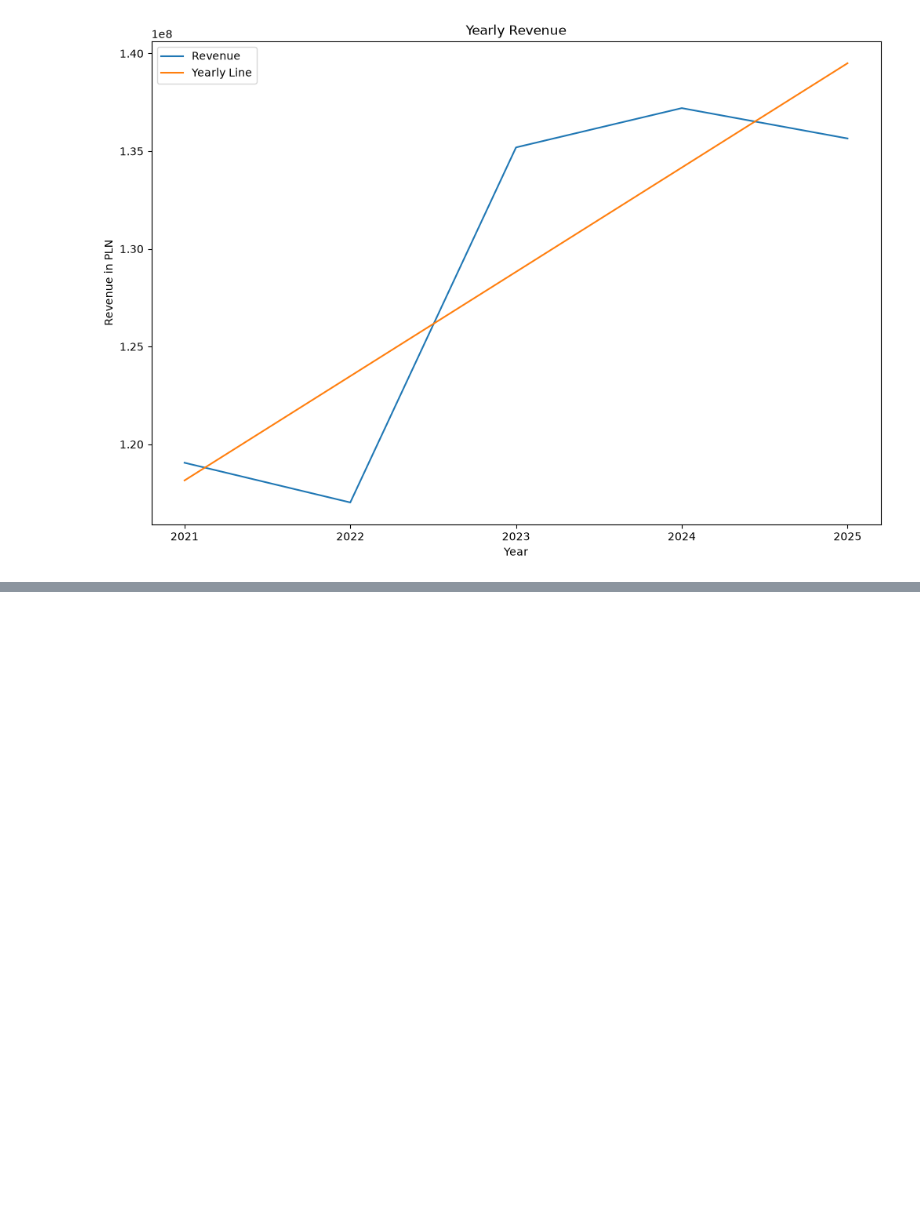
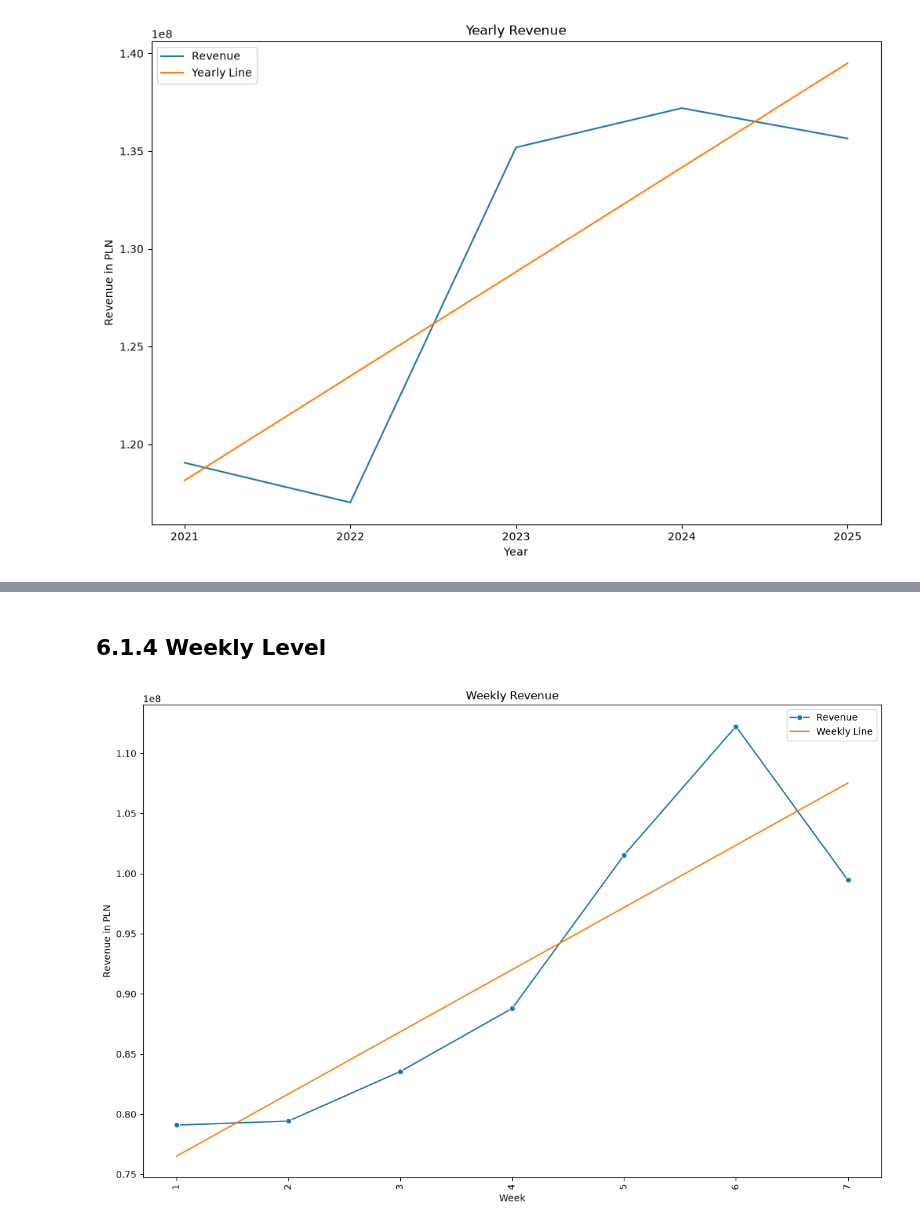
Before and after one commit to Grzegosh/sku_prediction, a Jupyter notebook: EDA.ipynb, the cells around one changed output, grey strips where cells are left out. Cells and saved outputs as stored; diff of their text form; code cells hidden in the pictures; blank space fills up the shorter version.

```diff
--- a/EDA.ipynb
+++ b/EDA.ipynb
@@ -144,0 +228,27 @@ Text(0.5, 0, 'Year')
+# %% [markdown]
+## 6.1.4 Weekly Level
+# %%
+week_lvl = fact_sales_agg_daily_calendar.groupby(
+    'iso_day_of_week'
+)['revenue'].sum().reset_index()
+
+week_lvl['_len'] = np.arange(len(week_lvl))
+week_slope, week_intercept = calculate_slope_and_intercept(
+    week_lvl,
+    x='_len',
+    y = 'revenue'
+)
+
+weekly_line = week_slope * week_lvl['_len'] + week_intercept
+
+plt.figure(figsize=(12,8))
+ax = sns.lineplot(week_lvl, x='iso_day_of_week', y='revenue', label = "Revenue", marker='o')
+plt.plot(week_lvl['iso_day_of_week'], weekly_line, label="Weekly Line")
+plt.legend();
+plt.title("Weekly Revenue");
+plt.ylabel("Revenue in PLN");
+plt.xlabel("Week")
+plt.xticks(rotation = 90)
+plt.tight_layout()
+# %% [output]
+[figure, added]
```
Also changed, not shown: parts of 8 cells of this notebook.
